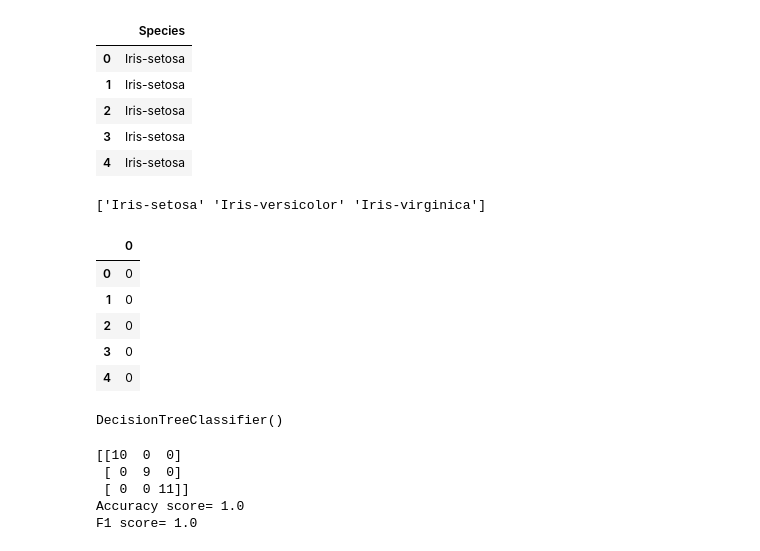
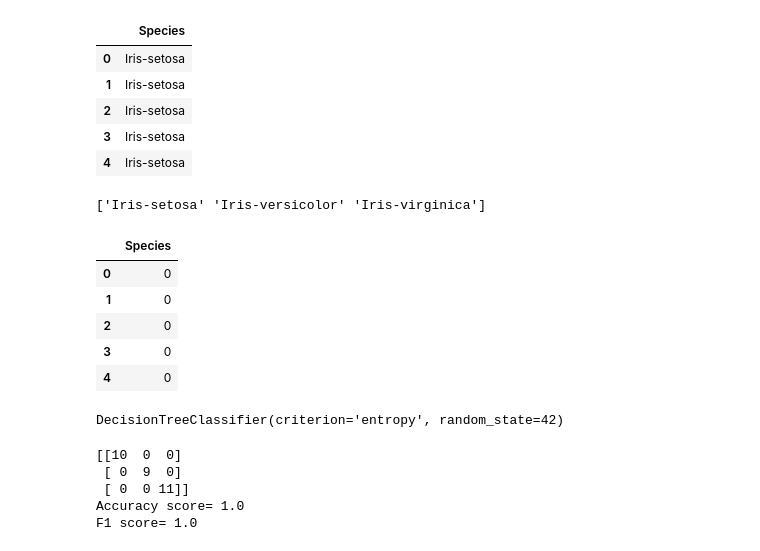
Before and after one commit to sid404-cmd/mdm, a Jupyter notebook: DT/model.ipynb, the cells around one changed output. Drawn from its saved outputs; the diff is of its cells as text; code cells hidden in the pictures.

```diff
--- a/DT/model.ipynb
+++ b/DT/model.ipynb
@@ -27,16 +27,16 @@ y.head()
 # %%
 from sklearn import preprocessing
 
 le = preprocessing.LabelEncoder()
 
-y_enc = pd.DataFrame(le.fit_transform(y.iloc[:,0]))
+y_enc = y.apply(le.fit_transform)
 
 print(le.classes_)
 
 y_enc.head()
 # %% [output]
 ['Iris-setosa' 'Iris-versicolor' 'Iris-virginica']
-|  | 0 |
+|  | Species |
 | 0 | 0 |
 | 1 | 0 |
 | 2 | 0 |
@@ -45,13 +45,13 @@ y_enc.head()
 # %%
 from sklearn.model_selection import train_test_split
 
-x_train, x_test, y_train, y_test = train_test_split(x,y,test_size=0.2,random_state=42)
+x_train, x_test, y_train, y_test = train_test_split(x,y_enc,test_size=0.2,random_state=42)
 
 from sklearn import tree
 
-clf = tree.DecisionTreeClassifier()
+model = tree.DecisionTreeClassifier(criterion="entropy", random_state=42)
 
-clf.fit(x_train, y_train)
+model.fit(x_train, y_train)
 # %% [output]
-DecisionTreeClassifier()
+DecisionTreeClassifier(criterion='entropy', random_state=42)
 # %%
```
Also changed, not shown: parts of 3 cells of this notebook.
